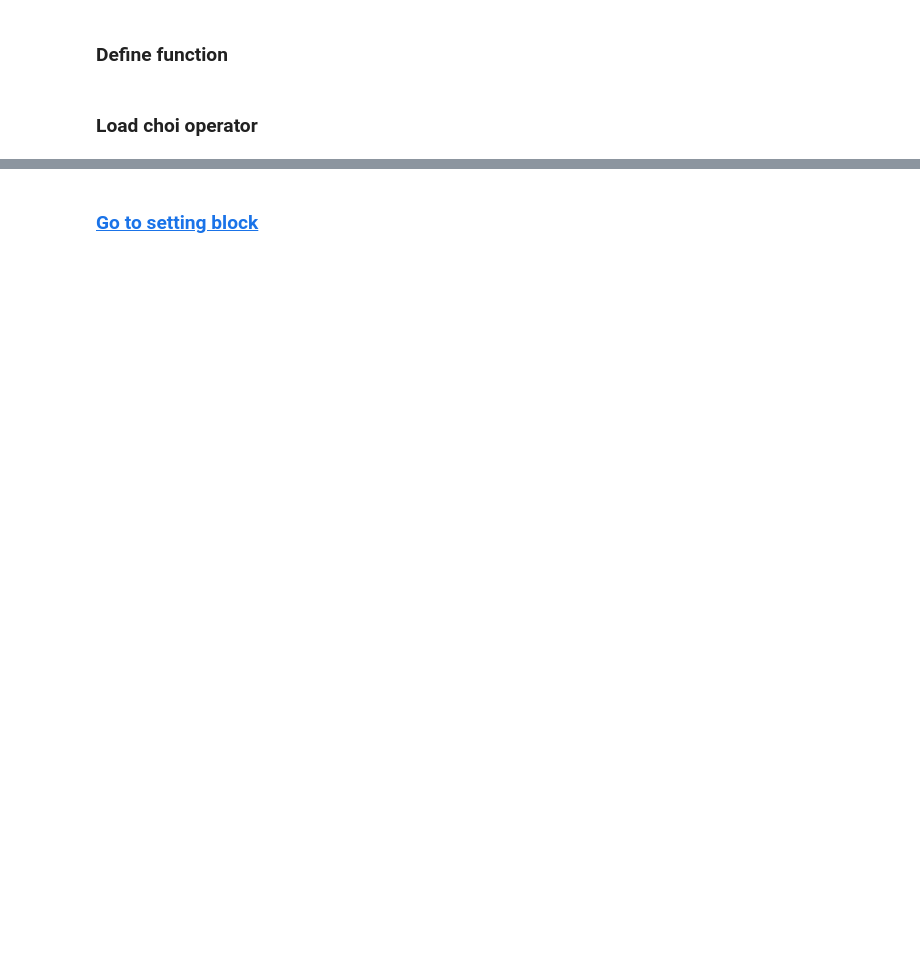
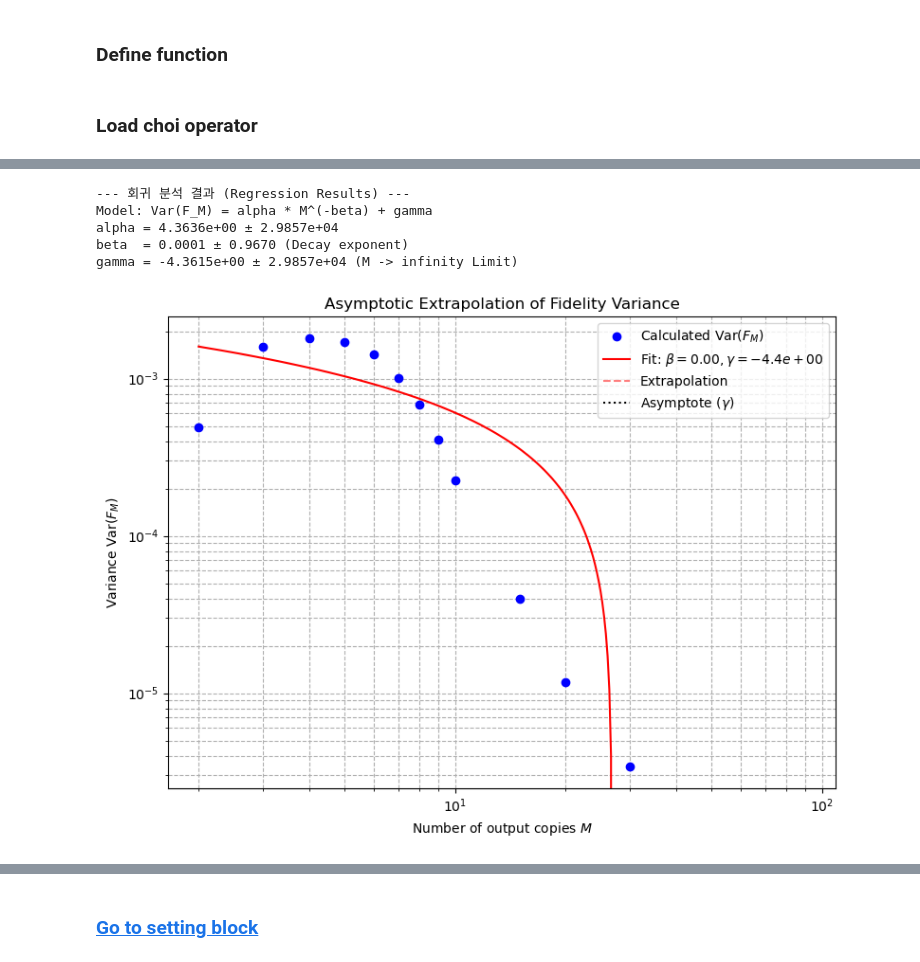
Before and after one commit to webb-c/find-optimal-cloner, a Jupyter notebook: show_data.ipynb, the cells around one changed output, grey strips where cells are left out. Drawn from its saved outputs; the diff is of its cells as text; code cells hidden in the pictures; blank space fills up the shorter version.

```diff
--- a/show_data.ipynb
+++ b/show_data.ipynb
@@ -473,0 +886,78 @@ plt.show()
+# %%
+import numpy as np
+import matplotlib.pyplot as plt
+from scipy.optimize import curve_fit
+
+def power_law_model(M, alpha, beta, gamma):
+    """
+    점근적 외삽을 위한 멱법칙 모델 함수.
+    """
+    return alpha * np.power(M, -beta) + gamma
+
+def extrapolate_variance(M_values, variances):
+    """
+    Var(F_M) 데이터를 멱법칙에 적합(Fitting)시키고 M -> infinity 극한값을 추정합니다.
+    """
+    M_arr = np.array(M_values, dtype=float)
+    var_arr = np.array(variances, dtype=float)
+
+    # 1. Curve fitting (초기 매개변수 추정치 p0 제공)
+    # 초기 추정치: alpha는 첫 번째 분산 값, beta는 1.0 (1/M 스케일링 가정), gamma는 0
+    p0 = [var_arr[0], 1.0, 0.0]
+
+    try:
+        popt, pcov = curve_fit(power_law_model, M_arr, var_arr, p0=p0, maxfev=10000)
+        alpha_opt, beta_opt, gamma_opt = popt
+
+        # 매개변수 추정의 표준오차 계산
+        perr = np.sqrt(np.diag(pcov))
+
+        print(f"--- 회귀 분석 결과 (Regression Results) ---")
+        print(f"Model: Var(F_M) = alpha * M^(-beta) + gamma")
+        print(f"alpha = {alpha_opt:.4e} ± {perr[0]:.4e}")
+        print(f"beta  = {beta_opt:.4f} ± {perr[1]:.4f} (Decay exponent)")
+        print(f"gamma = {gamma_opt:.4e} ± {perr[2]:.4e} (M -> infinity Limit)")
+
+    except Exception as e:
+        print(f"Curve fitting 실패: {e}")
+        return
+
+    # 2. 외삽 곡선 시각화
+    plt.figure(figsize=(8, 6))
+
+    # 원본 데이터 산점도
+    plt.plot(M_arr, var_arr, 'o', color='blue', label='Calculated Var($F_M$)')
+
+    # Fitting 곡선 생성 (데이터가 있는 구간)
+    M_fit = np.linspace(min(M_arr), max(M_arr), 100)
+    var_fit = power_law_model(M_fit, alpha_opt, beta_opt, gamma_opt)
+    plt.plot(M_fit, var_fit, '-', color='red', label=f'Fit: $\\beta={beta_opt:.2f}, \\gamma={gamma_opt:.1e}$')
+
+    # 외삽 곡선 생성 (더 큰 M 구간, 예: 최대 M의 3배까지)
+    M_extrapolate = np.linspace(max(M_arr), max(M_arr) * 3, 100)
+    var_extrapolate = power_law_model(M_extrapolate, alpha_opt, beta_opt, gamma_opt)
+    plt.plot(M_extrapolate, var_extrapolate, '--', color='red', alpha=0.5, label='Extrapolation')
+
+    # 점근선(Asymptote) 표시
+    plt.axhline(y=gamma_opt, color='black', linestyle=':', label=f'Asymptote ($\\gamma$)')
+
+    plt.title('Asymptotic Extrapolation of Fidelity Variance')
+    plt.xlabel('Number of output copies $M$')
+    plt.ylabel('Variance $\\text{Var}(F_M)$')
+    plt.yscale('log')
+    plt.xscale('log') # 멱법칙은 log-log 스케일에서 선형으로 나타나므로 분석에 용이합니다.
+    plt.legend()
+    plt.grid(True, which="both", ls="--")
+    plt.tight_layout()
+    plt.show()
+
+    return popt, pcov
+
+extrapolate_variance(M_values, variances)
+# %% [output]
+--- 회귀 분석 결과 (Regression Results) ---
+Model: Var(F_M) = alpha * M^(-beta) + gamma
+alpha = 4.3636e+00 ± 2.9857e+04
+beta  = 0.0001 ± 0.9670 (Decay exponent)
+gamma = -4.3615e+00 ± 2.9857e+04 (M -> infinity Limit)
+[figure, added]
```
Also changed, not shown: parts of 12 cells of this notebook, 1 other file.
